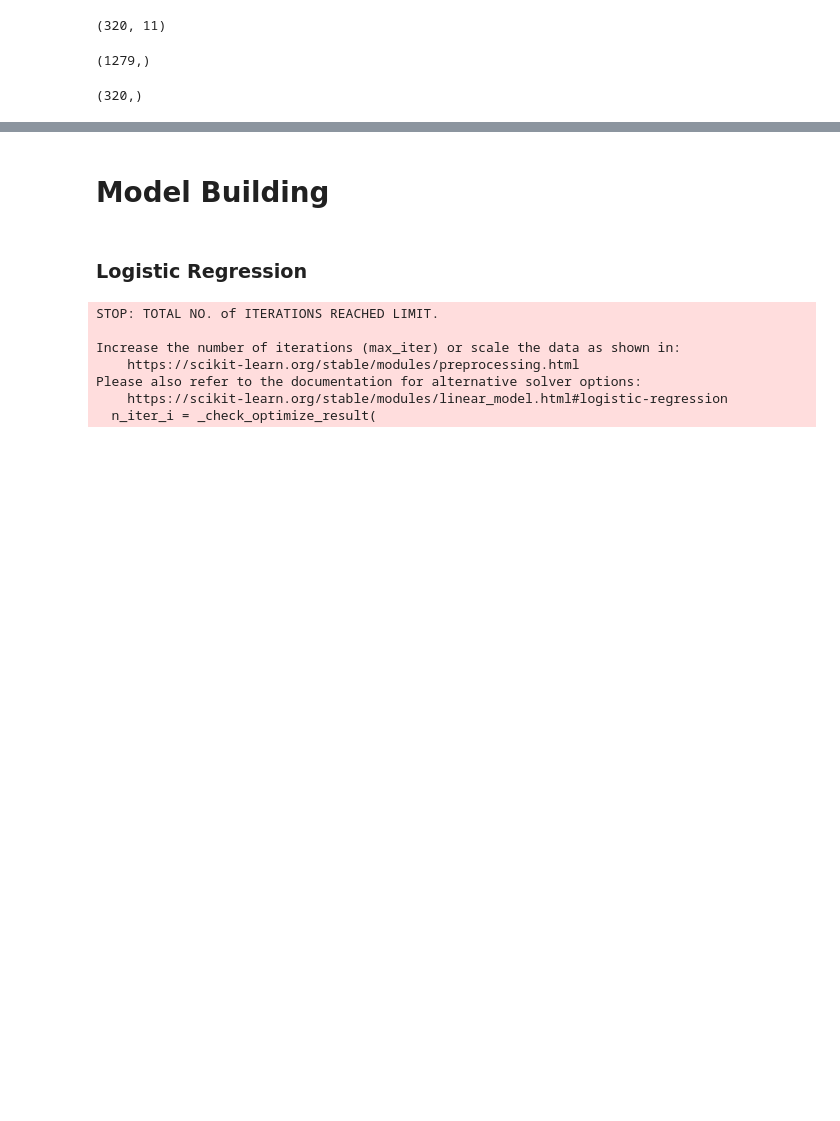
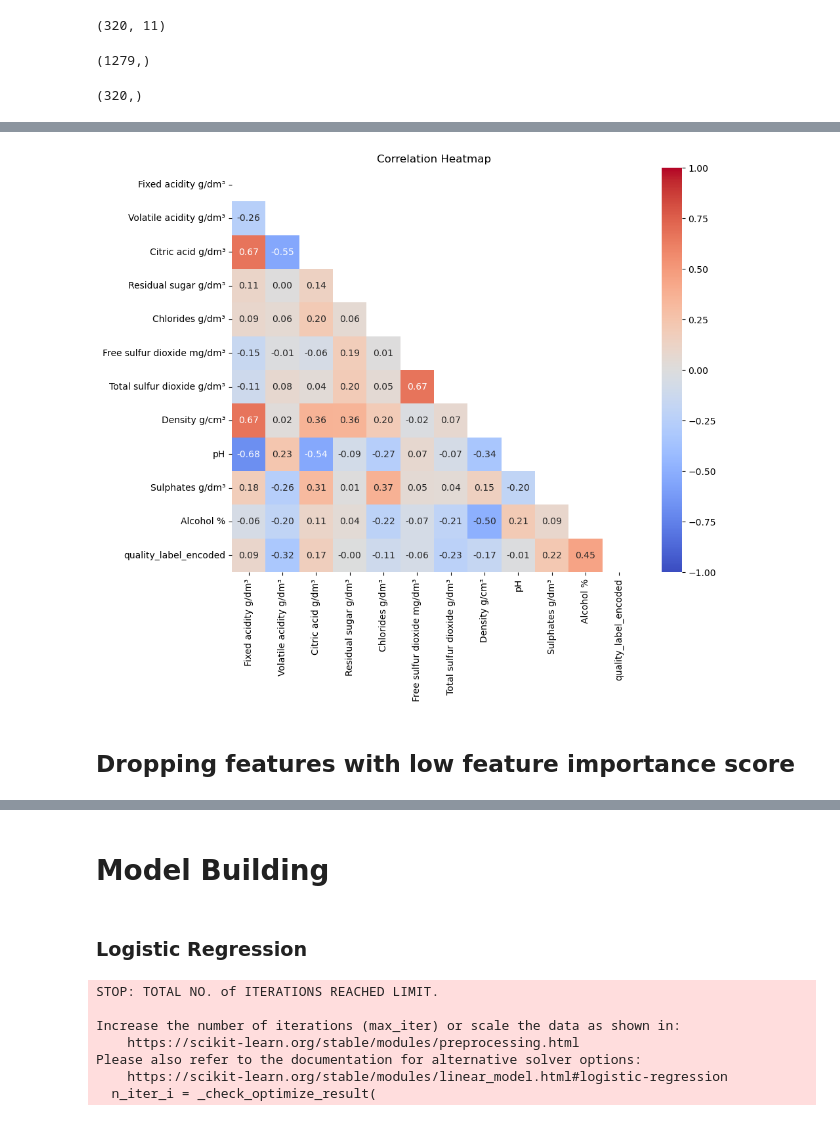
Before and after one commit to Godwin-Oti/Wine-Quality-Machine-Learning, a Jupyter notebook: Red_wine_ML.ipynb, the cells around one changed output, grey strips where cells are left out. Cells and saved outputs as stored; diff of their text form; code cells hidden in the pictures; blank space fills up the shorter version.

```diff
--- a/Red_wine_ML.ipynb
+++ b/Red_wine_ML.ipynb
@@ -250,0 +513,23 @@ y_test.shape
+# %%
+# getting a heatmap to have a view of the correlation
+
+corr = red_wine_cpd.corr()
+
+# Generate a mask for the upper triangle
+mask = np.triu(np.ones_like(corr, dtype=bool))
+
+# Set up the matplotlib figure
+plt.figure(figsize=(10, 8))
+
+# Draw the heatmap with the mask and correct aspect ratio
+sns.heatmap(corr, mask=mask, cmap='coolwarm', annot=True, fmt=".2f", vmin=-1, vmax=1, square=True)
+
+# Add title
+plt.title('Correlation Heatmap')
+
+# Show plot
+plt.show()
+# %% [output]
+[figure, added]
+# %% [markdown]
+## Dropping features with low feature importance score
```
Also changed, not shown: parts of 42 cells of this notebook, 2 other files.
